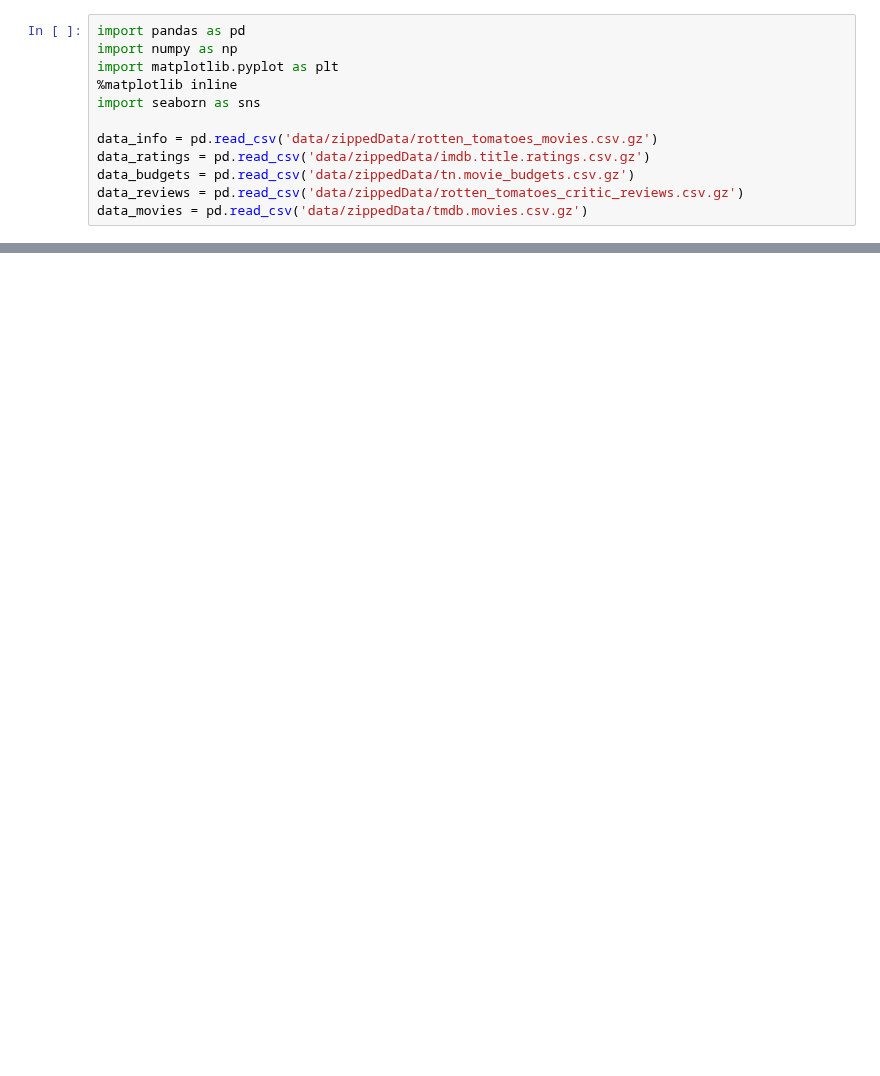
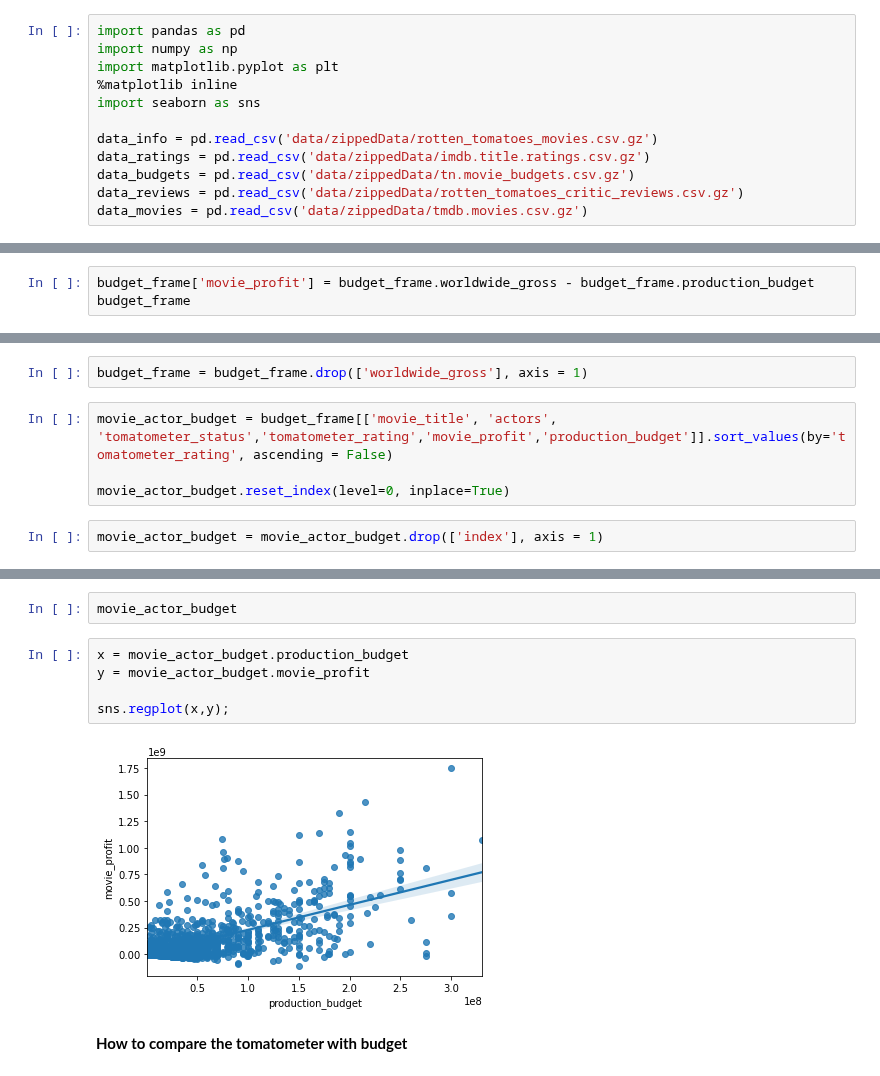
Before and after one commit to jchandleroneal/microsoft-movie-analysis, a Jupyter notebook: workspace.ipynb, the cells around one changed output, grey strips where cells are left out. Cells and saved outputs as stored; diff of their text form; blank space fills up the shorter version.

Commit message:
visualizations

```diff
--- a/workspace.ipynb
+++ b/workspace.ipynb
@@ -207,0 +264,3 @@ budget_frame[['production_budget', 'movie_title', 'actors']].sort_values(by='pro
+# %%
+budget_frame['movie_profit'] = budget_frame.worldwide_gross - budget_frame.production_budget
+budget_frame
@@ -207,0 +286,8 @@ budget_frame[['production_budget', 'movie_title', 'actors']].sort_values(by='pro
+# %%
+budget_frame = budget_frame.drop(['worldwide_gross'], axis = 1)
+# %%
+movie_actor_budget = budget_frame[['movie_title', 'actors', 'tomatometer_status','tomatometer_rating','movie_profit','production_budget']].sort_values(by='tomatometer_rating', ascending = False)
+
+movie_actor_budget.reset_index(level=0, inplace=True)
+# %%
+movie_actor_budget = movie_actor_budget.drop(['index'], axis = 1)
@@ -207,0 +317,11 @@ budget_frame[['production_budget', 'movie_title', 'actors']].sort_values(by='pro
+# %%
+movie_actor_budget
+# %%
+x = movie_actor_budget.production_budget
+y = movie_actor_budget.movie_profit
+
+sns.regplot(x,y);
+# %% [output]
+[figure, added]
+# %% [markdown]
+**How to compare the tomatometer with budget**
```
Also changed, not shown: parts of 48 cells of this notebook.
